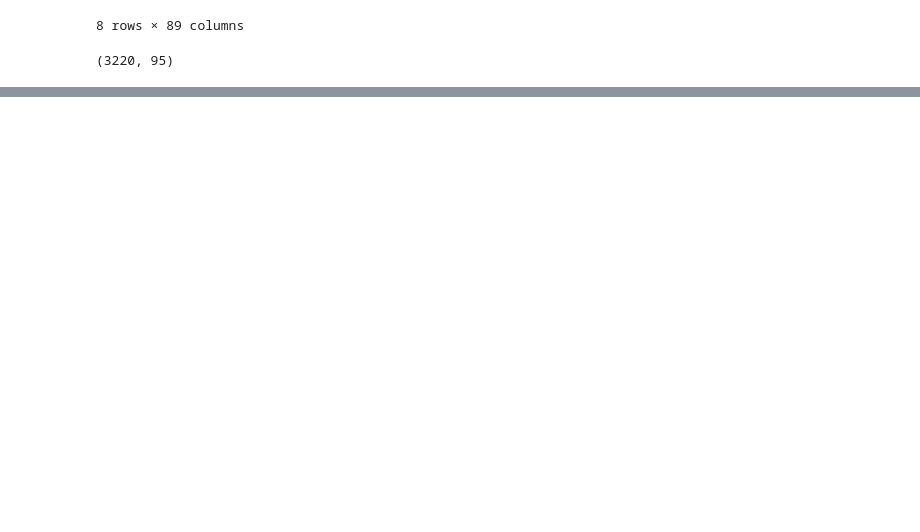
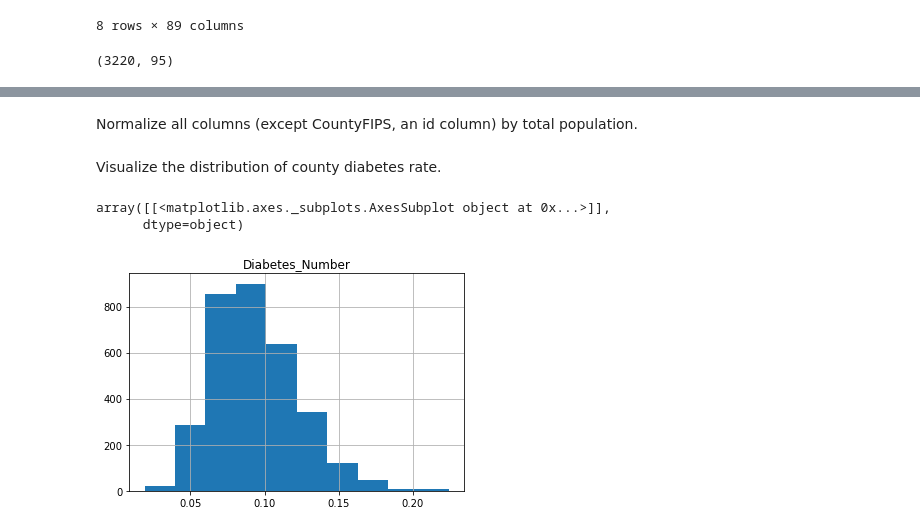
Before and after one commit to shrutibathia/CSS_Project2_Team2_Fall2020, a Jupyter notebook: Project2.ipynb, the cells around one changed output, grey strips where cells are left out. Drawn from its saved outputs; the diff is of its cells as text; code cells hidden in the pictures; blank space fills up the shorter version.

```diff
--- a/Project2.ipynb
+++ b/Project2.ipynb
@@ -10,6 +11,6 @@ import matplotlib.pyplot as plt
 # %%
 # importing dataset
-mydata = pd.read_csv("/Users/shrutibathia/Desktop/diabetesinfo.csv")
+mydata = pd.read_csv("Diabetes with Population Info by County 2017.csv")
 # %%
 # checking out the dataset
 mydata.head()
@@ -50,0 +70,22 @@ plt.shw()
+# %%
+# remove features not used in analysis -- county name, state name
+mydata = mydata.drop(['County', 'State'], axis = 1)
+# %%
+# there were sneaky values in here that were making many cols non-numeric
+mydata = mydata.apply(pd.to_numeric, errors = 'coerce')
+# %% [markdown]
+Normalize all columns (except CountyFIPS, an id column) by total population.
+# %%
+mydata_norm = mydata.drop(['CountyFIPS','race_total population'], axis = 1).div(mydata['race_total population'], axis='index')
+# add back in CountyFIPS and total population
+mydata_norm['CountyFIPS'] = mydata['CountyFIPS']
+mydata_norm['race_total population'] = mydata['race_total population']
+# %% [markdown]
+Visualize the distribution of county diabetes rate.
+# %%
+# this produces a county diabetes rate, whose distribution we now visualize
+mydata_norm.hist(column='Diabetes_Number')
+# %% [output]
+array([[<matplotlib.axes._subplots.AxesSubplot object at 0x...>]],
+      dtype=object)
+[figure, added]
```
Also changed, not shown: parts of 26 cells of this notebook.
